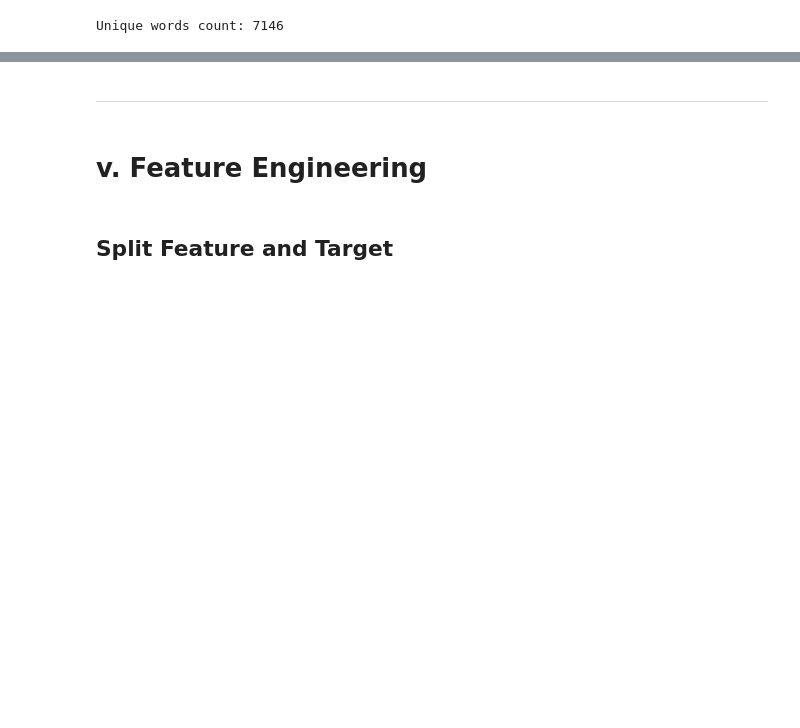
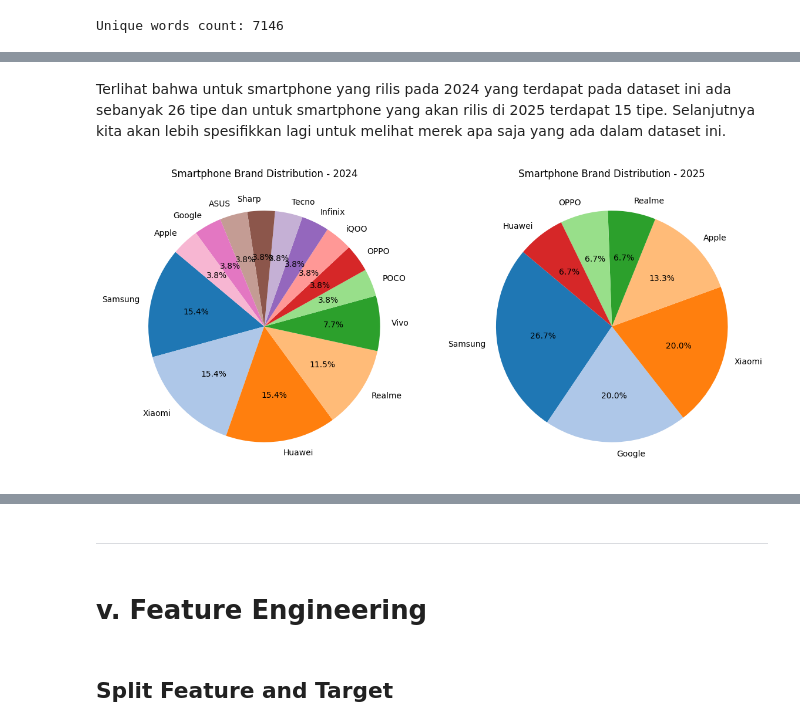
Before and after one commit to FTDS-assignment-bay/p2-final-project-phonalitics, a Jupyter notebook: phonAlytics_eda.ipynb, the cells around one changed output, grey strips where cells are left out. Cells and saved outputs as stored; diff of their text form; code cells hidden in the pictures; blank space fills up the shorter version.

```diff
--- a/phonAlytics_eda.ipynb
+++ b/phonAlytics_eda.ipynb
@@ -527,0 +617,30 @@ plt.show()
+# %% [markdown]
+Terlihat bahwa untuk smartphone yang rilis pada 2024 yang terdapat pada dataset ini ada sebanyak 26 tipe dan untuk smartphone yang akan rilis di 2025 terdapat 15 tipe. Selanjutnya kita akan lebih spesifikkan lagi untuk melihat merek apa saja yang ada dalam dataset ini.
+# %%
+# Filter data berdasarkan tahun
+data_2024 = df_spec[df_spec['tahun_rilis'] == 2024]
+data_2025 = df_spec[df_spec['tahun_rilis'] == 2025]
+
+# Hitung distribusi merek
+merek_counts_2024 = data_2024['merek'].value_counts()
+merek_counts_2025 = data_2025['merek'].value_counts()
+
+# Plot Pie Chart
+fig, axes = plt.subplots(1, 2, figsize=(14, 7))
+
+# Pie Chart untuk 2024
+axes[0].pie(merek_counts_2024, labels=merek_counts_2024.index, autopct='%1.1f%%', startangle=140, colors=plt.cm.tab20.colors)
+axes[0].set_title('Smartphone Brand Distribution - 2024')
+
+# Pie Chart untuk 2025 (akan kosong jika tidak ada data)
+if not merek_counts_2025.empty:
+    axes[1].pie(merek_counts_2025, labels=merek_counts_2025.index, autopct='%1.1f%%', startangle=140, colors=plt.cm.tab20.colors)
+    axes[1].set_title('Smartphone Brand Distribution - 2025')
+else:
+    axes[1].text(0.5, 0.5, 'No Data for 2025', horizontalalignment='center', verticalalignment='center', fontsize=14)
+    axes[1].set_title('Smartphone Brand Distribution - 2025')
+    axes[1].axis('off')
+
+plt.show()
+# %% [output]
+[figure, added]
```
Also changed, not shown: parts of 60 cells of this notebook.
